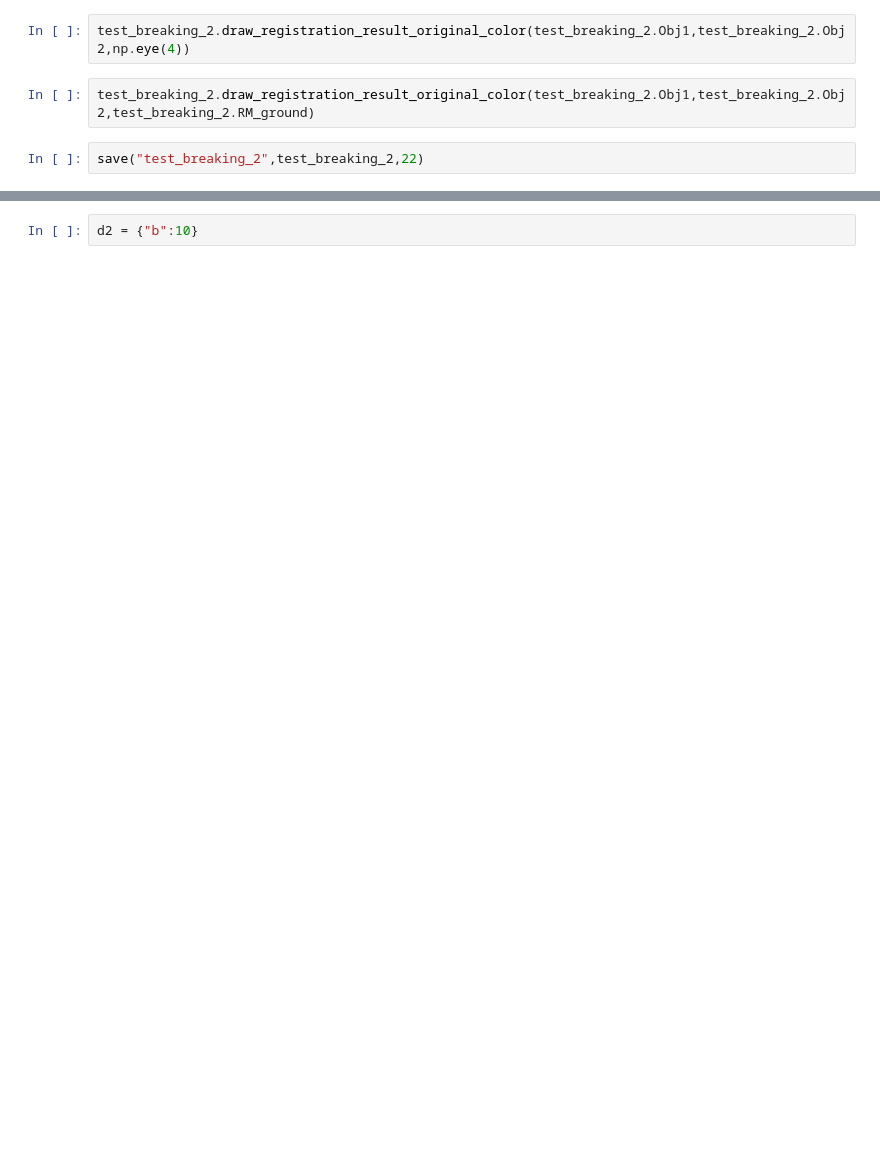
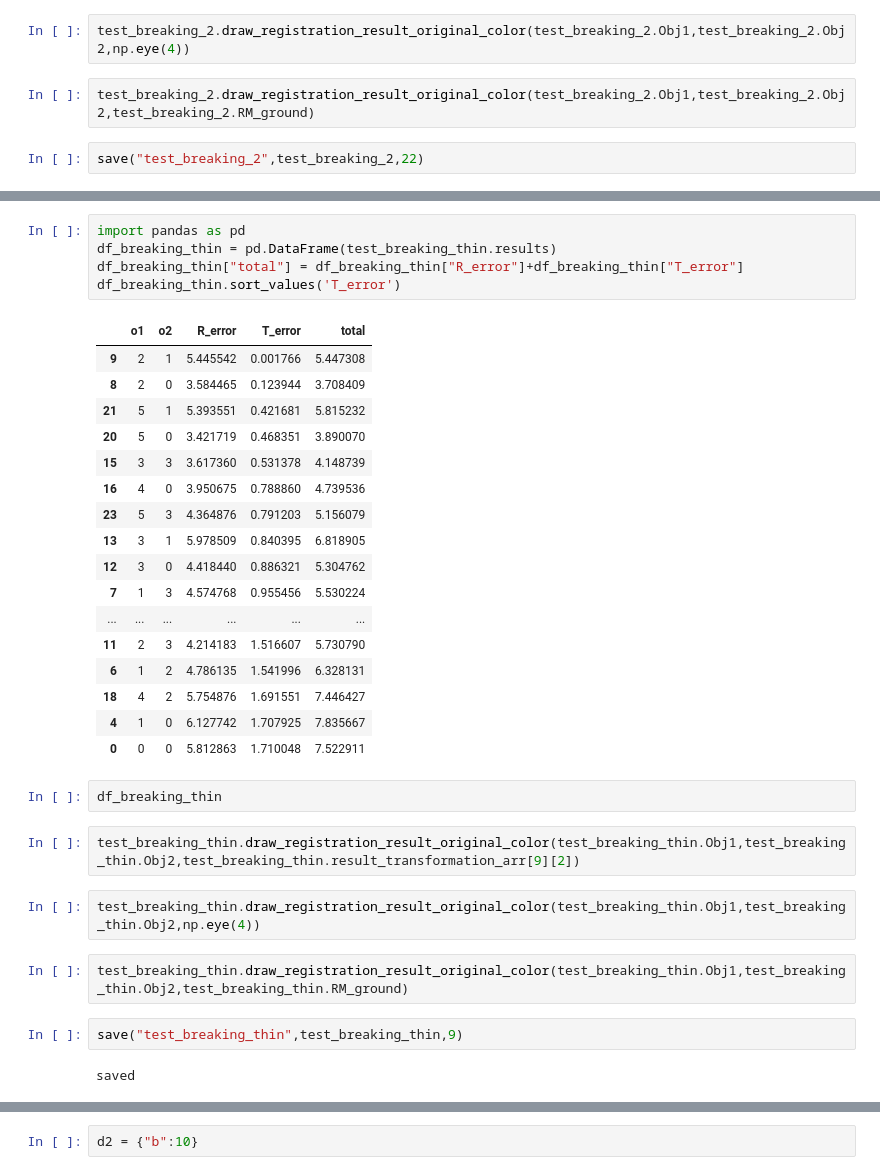
Before and after one commit to RePAIRProject/AAFR, a Jupyter notebook: Untitled3.ipynb, the cells around one changed output, grey strips where cells are left out. Drawn from its saved outputs; the diff is of its cells as text; blank space fills up the shorter version.

```diff
--- a/Untitled3.ipynb
+++ b/Untitled3.ipynb
@@ -1232,0 +1480,35 @@ save("test_breaking_2",test_breaking_2,22)
+# %%
+import pandas as pd
+df_breaking_thin = pd.DataFrame(test_breaking_thin.results)
+df_breaking_thin["total"] = df_breaking_thin["R_error"]+df_breaking_thin["T_error"]
+df_breaking_thin.sort_values('T_error')
+# %% [output]
+|  | o1 | o2 | R_error | T_error | total |
+| 9 | 2 | 1 | 5.445542 | 0.001766 | 5.447308 |
+| 8 | 2 | 0 | 3.584465 | 0.123944 | 3.708409 |
+| 21 | 5 | 1 | 5.393551 | 0.421681 | 5.815232 |
+| 20 | 5 | 0 | 3.421719 | 0.468351 | 3.890070 |
+| 15 | 3 | 3 | 3.617360 | 0.531378 | 4.148739 |
+| 16 | 4 | 0 | 3.950675 | 0.788860 | 4.739536 |
+| 23 | 5 | 3 | 4.364876 | 0.791203 | 5.156079 |
+| 13 | 3 | 1 | 5.978509 | 0.840395 | 6.818905 |
+| 12 | 3 | 0 | 4.418440 | 0.886321 | 5.304762 |
+| 7 | 1 | 3 | 4.574768 | 0.955456 | 5.530224 |
+| ... | ... | ... | ... | ... | ... |
+| 11 | 2 | 3 | 4.214183 | 1.516607 | 5.730790 |
+| 6 | 1 | 2 | 4.786135 | 1.541996 | 6.328131 |
+| 18 | 4 | 2 | 5.754876 | 1.691551 | 7.446427 |
+| 4 | 1 | 0 | 6.127742 | 1.707925 | 7.835667 |
+| 0 | 0 | 0 | 5.812863 | 1.710048 | 7.522911 |
+# %%
+df_breaking_thin
+# %%
+test_breaking_thin.draw_registration_result_original_color(test_breaking_thin.Obj1,test_breaking_thin.Obj2,test_breaking_thin.result_transformation_arr[9][2])
+# %%
+test_breaking_thin.draw_registration_result_original_color(test_breaking_thin.Obj1,test_breaking_thin.Obj2,np.eye(4))
+# %%
+test_breaking_thin.draw_registration_result_original_color(test_breaking_thin.Obj1,test_breaking_thin.Obj2,test_breaking_thin.RM_ground)
+# %%
+save("test_breaking_thin",test_breaking_thin,9)
+# %% [output]
+saved
```
Also changed, not shown: parts of 34 cells of this notebook, 42 other files.
